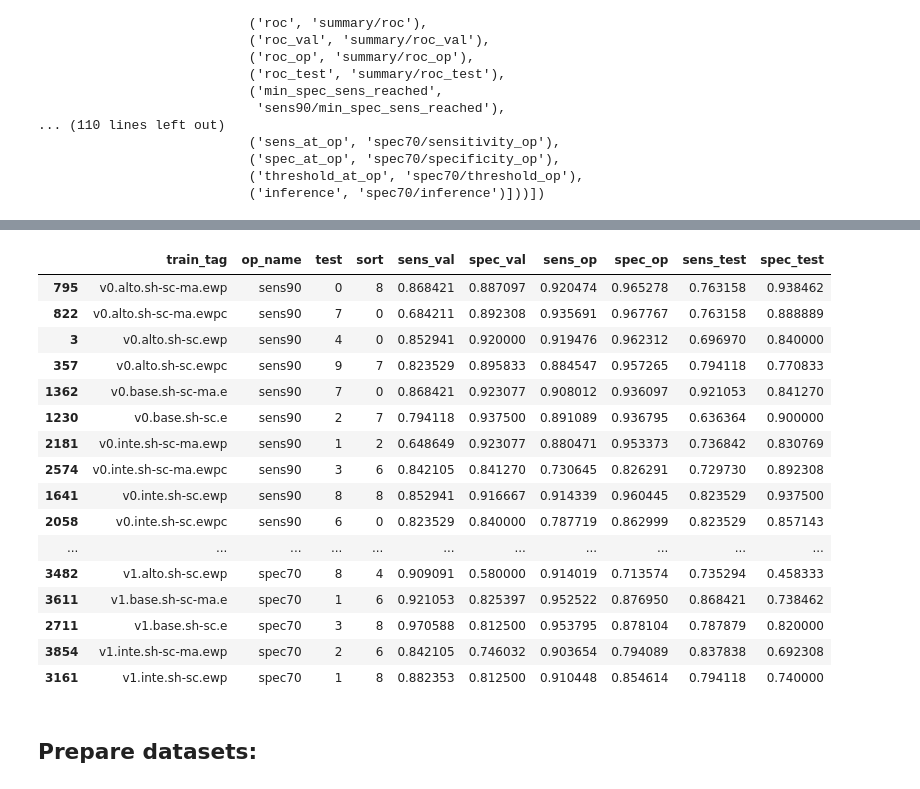
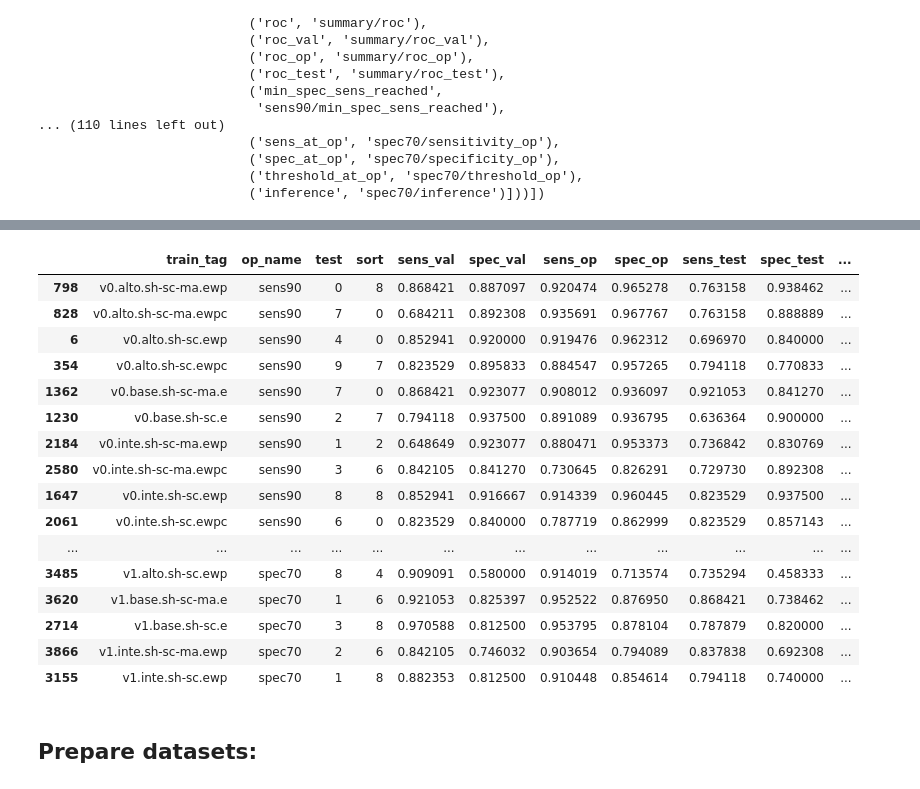
Before and after one commit to jodafons/screening, a Jupyter notebook: production/phase_two/result.ipynb, the cells around one changed output, grey strips where cells are left out. Drawn from its saved outputs; the diff is of its cells as text; code cells hidden in the pictures.

```diff
--- a/production/phase_two/result.ipynb
+++ b/production/phase_two/result.ipynb
@@ -195,22 +278,22 @@ def apply_filters( table):
 
 best_sorts, best_tests = apply_filters(table)
 # %%
-best_tests[['train_tag','op_name','test','sort','sens_val','spec_val','sens_op','spec_op','sens_test','spec_test']]
+best_tests[['train_tag','op_name','test','sort','sens_val','spec_val','sens_op','spec_op','sens_test','spec_test', 'file_name']]
 # %% [output]
-|  | train_tag | op_name | test | sort | sens_val | spec_val | sens_op | spec_op | sens_test | spec_test |
-| 795 | v0.alto.sh-sc-ma.ewp | sens90 | 0 | 8 | 0.868421 | 0.887097 | 0.920474 | 0.965278 | 0.763158 | 0.938462 |
-| 822 | v0.alto.sh-sc-ma.ewpc | sens90 | 7 | 0 | 0.684211 | 0.892308 | 0.935691 | 0.967767 | 0.763158 | 0.888889 |
-| 3 | v0.alto.sh-sc.ewp | sens90 | 4 | 0 | 0.852941 | 0.920000 | 0.919476 | 0.962312 | 0.696970 | 0.840000 |
-| 357 | v0.alto.sh-sc.ewpc | sens90 | 9 | 7 | 0.823529 | 0.895833 | 0.884547 | 0.957265 | 0.794118 | 0.770833 |
-| 1362 | v0.base.sh-sc-ma.e | sens90 | 7 | 0 | 0.868421 | 0.923077 | 0.908012 | 0.936097 | 0.921053 | 0.841270 |
-| 1230 | v0.base.sh-sc.e | sens90 | 2 | 7 | 0.794118 | 0.937500 | 0.891089 | 0.936795 | 0.636364 | 0.900000 |
-| 2181 | v0.inte.sh-sc-ma.ewp | sens90 | 1 | 2 | 0.648649 | 0.923077 | 0.880471 | 0.953373 | 0.736842 | 0.830769 |
-| 2574 | v0.inte.sh-sc-ma.ewpc | sens90 | 3 | 6 | 0.842105 | 0.841270 | 0.730645 | 0.826291 | 0.729730 | 0.892308 |
-| 1641 | v0.inte.sh-sc.ewp | sens90 | 8 | 8 | 0.852941 | 0.916667 | 0.914339 | 0.960445 | 0.823529 | 0.937500 |
-| 2058 | v0.inte.sh-sc.ewpc | sens90 | 6 | 0 | 0.823529 | 0.840000 | 0.787719 | 0.862999 | 0.823529 | 0.857143 |
-| ... | ... | ... | ... | ... | ... | ... | ... | ... | ... | ... |
-| 3482 | v1.alto.sh-sc.ewp | spec70 | 8 | 4 | 0.909091 | 0.580000 | 0.914019 | 0.713574 | 0.735294 | 0.458333 |
-| 3611 | v1.base.sh-sc-ma.e | spec70 | 1 | 6 | 0.921053 | 0.825397 | 0.952522 | 0.876950 | 0.868421 | 0.738462 |
-| 2711 | v1.base.sh-sc.e | spec70 | 3 | 8 | 0.970588 | 0.812500 | 0.953795 | 0.878104 | 0.787879 | 0.820000 |
-| 3854 | v1.inte.sh-sc-ma.ewp | spec70 | 2 | 6 | 0.842105 | 0.746032 | 0.903654 | 0.794089 | 0.837838 | 0.692308 |
-| 3161 | v1.inte.sh-sc.ewp | spec70 | 1 | 8 | 0.882353 | 0.812500 | 0.910448 | 0.854614 | 0.794118 | 0.740000 |
+|  | train_tag | op_name | test | sort | sens_val | spec_val | sens_op | spec_op | sens_test | spec_test | ... |
+| 798 | v0.alto.sh-sc-ma.ewp | sens90 | 0 | 8 | 0.868421 | 0.887097 | 0.920474 | 0.965278 | 0.763158 | 0.938462 | ... |
+| 828 | v0.alto.sh-sc-ma.ewpc | sens90 | 7 | 0 | 0.684211 | 0.892308 | 0.935691 | 0.967767 | 0.763158 | 0.888889 | ... |
+| 6 | v0.alto.sh-sc.ewp | sens90 | 4 | 0 | 0.852941 | 0.920000 | 0.919476 | 0.962312 | 0.696970 | 0.840000 | ... |
+| 354 | v0.alto.sh-sc.ewpc | sens90 | 9 | 7 | 0.823529 | 0.895833 | 0.884547 | 0.957265 | 0.794118 | 0.770833 | ... |
+| 1362 | v0.base.sh-sc-ma.e | sens90 | 7 | 0 | 0.868421 | 0.923077 | 0.908012 | 0.936097 | 0.921053 | 0.841270 | ... |
+| 1230 | v0.base.sh-sc.e | sens90 | 2 | 7 | 0.794118 | 0.937500 | 0.891089 | 0.936795 | 0.636364 | 0.900000 | ... |
+| 2184 | v0.inte.sh-sc-ma.ewp | sens90 | 1 | 2 | 0.648649 | 0.923077 | 0.880471 | 0.953373 | 0.736842 | 0.830769 | ... |
+| 2580 | v0.inte.sh-sc-ma.ewpc | sens90 | 3 | 6 | 0.842105 | 0.841270 | 0.730645 | 0.826291 | 0.729730 | 0.892308 | ... |
+| 1647 | v0.inte.sh-sc.ewp | sens90 | 8 | 8 | 0.852941 | 0.916667 | 0.914339 | 0.960445 | 0.823529 | 0.937500 | ... |
+| 2061 | v0.inte.sh-sc.ewpc | sens90 | 6 | 0 | 0.823529 | 0.840000 | 0.787719 | 0.862999 | 0.823529 | 0.857143 | ... |
+| ... | ... | ... | ... | ... | ... | ... | ... | ... | ... | ... | ... |
+| 3485 | v1.alto.sh-sc.ewp | spec70 | 8 | 4 | 0.909091 | 0.580000 | 0.914019 | 0.713574 | 0.735294 | 0.458333 | ... |
+| 3620 | v1.base.sh-sc-ma.e | spec70 | 1 | 6 | 0.921053 | 0.825397 | 0.952522 | 0.876950 | 0.868421 | 0.738462 | ... |
+| 2714 | v1.base.sh-sc.e | spec70 | 3 | 8 | 0.970588 | 0.812500 | 0.953795 | 0.878104 | 0.787879 | 0.820000 | ... |
+| 3866 | v1.inte.sh-sc-ma.ewp | spec70 | 2 | 6 | 0.842105 | 0.746032 | 0.903654 | 0.794089 | 0.837838 | 0.692308 | ... |
+| 3155 | v1.inte.sh-sc.ewp | spec70 | 1 | 8 | 0.882353 | 0.812500 | 0.910448 | 0.854614 | 0.794118 | 0.740000 | ... |
```
Also changed, not shown: parts of 21 cells of this notebook.
